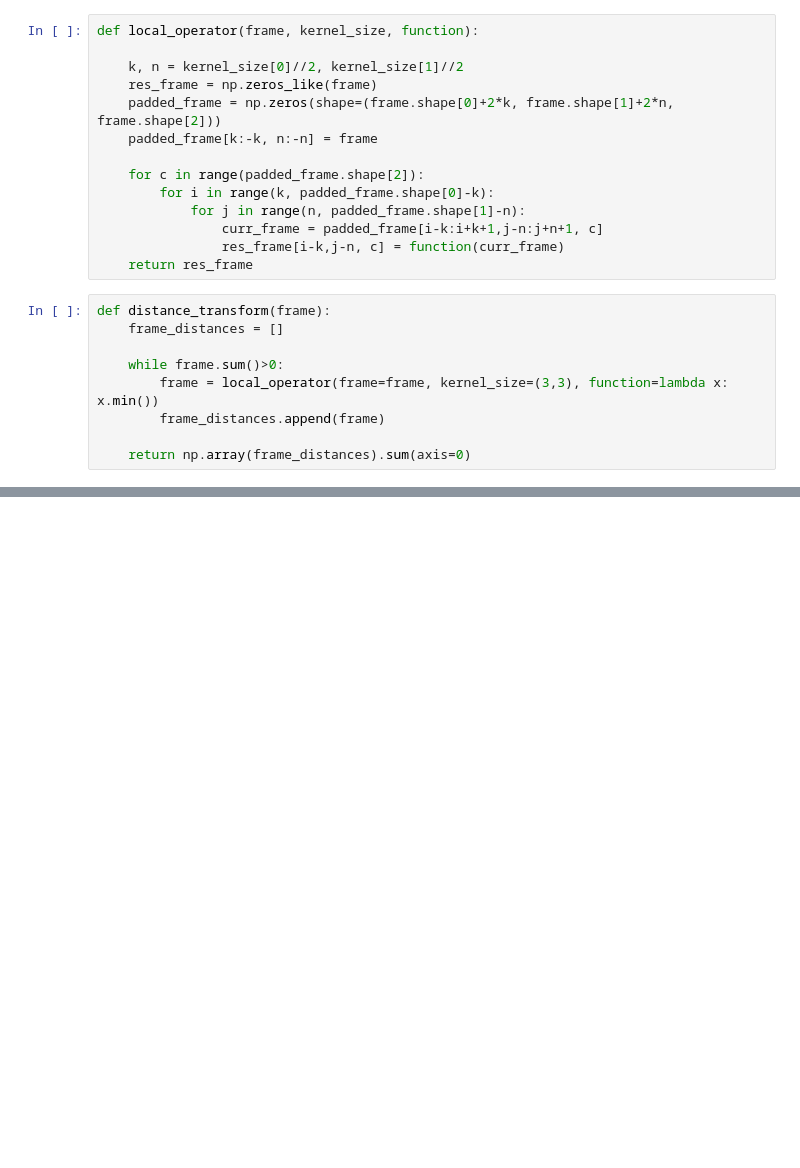
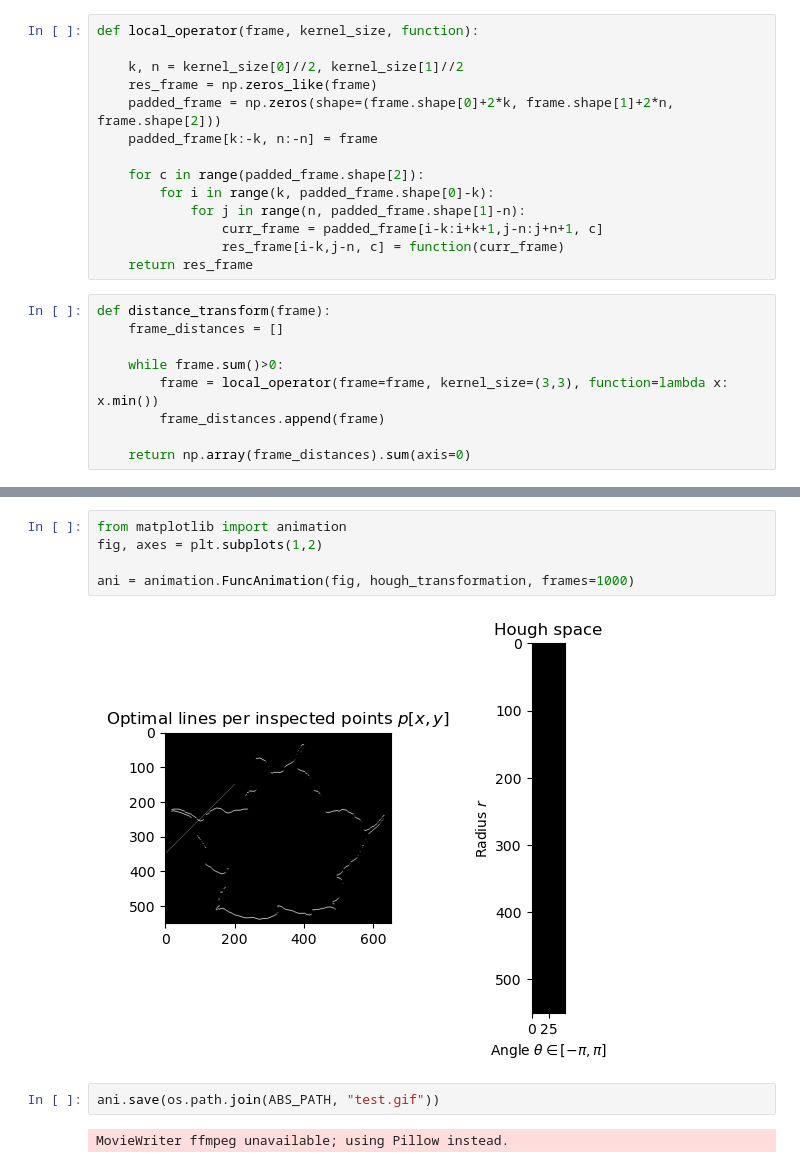
Before and after one commit to Moorboor/ComputerVision, a Jupyter notebook: Homeworks/4/Skeletonize.ipynb, the cells around one changed output, grey strips where cells are left out. Drawn from its saved outputs; the diff is of its cells as text; blank space fills up the shorter version.

```diff
--- a/Homeworks/4/Skeletonize.ipynb
+++ b/Homeworks/4/Skeletonize.ipynb
@@ -96,0 +239,11 @@ plt.imshow(skeletonize(imgs[0]), cmap="gray")
+# %%
+from matplotlib import animation
+fig, axes = plt.subplots(1,2)
+
+ani = animation.FuncAnimation(fig, hough_transformation, frames=1000)
+# %% [output]
+[figure, added]
+# %%
+ani.save(os.path.join(ABS_PATH, "test.gif"))
+# %% [output]
+MovieWriter ffmpeg unavailable; using Pillow instead.
```
Also changed, not shown: parts of 11 cells of this notebook, 11 other files.
